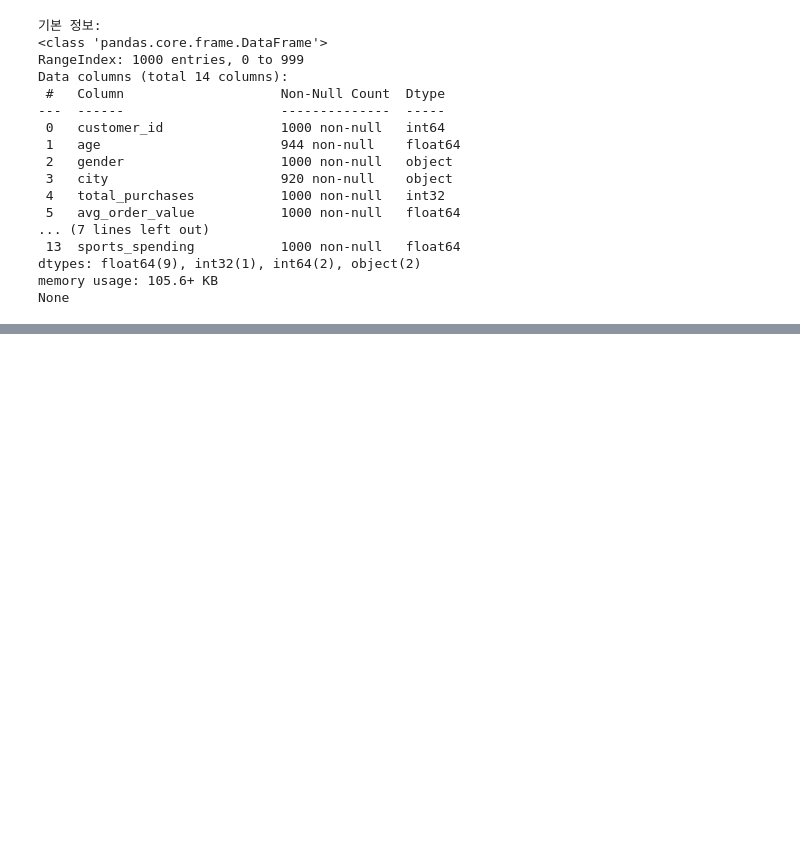
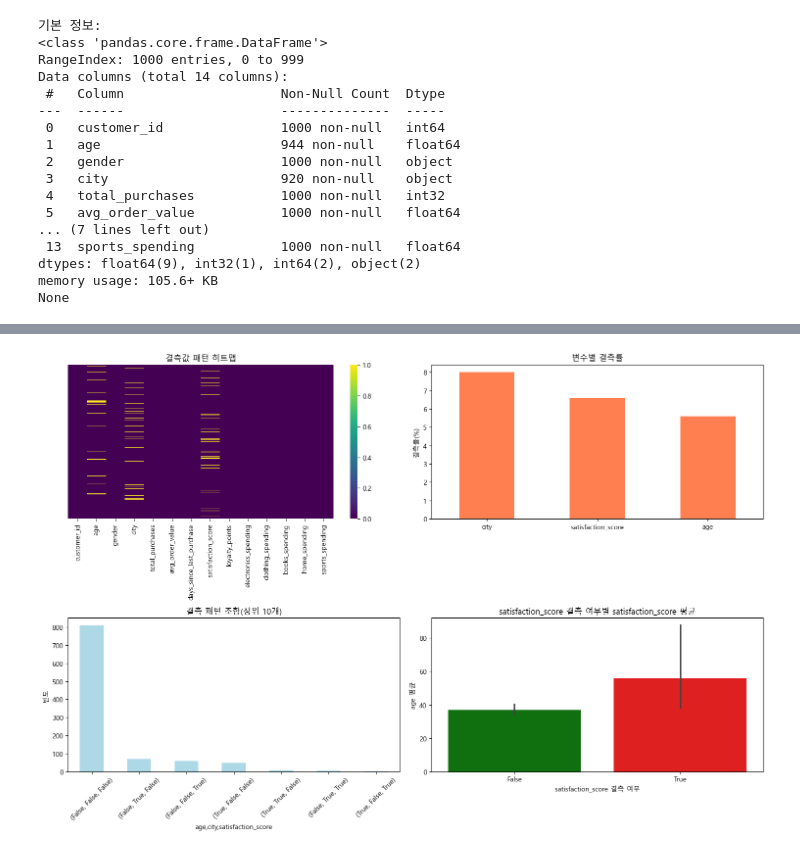
Before and after one commit to krystallinekim/TIL, a Jupyter notebook: 4.Python/데이터분석/04_eda.ipynb, the cells around one changed output, grey strips where cells are left out. Drawn from its saved outputs; the diff is of its cells as text; code cells hidden in the pictures; blank space fills up the shorter version.

```diff
--- a/4.Python/데이터분석/04_eda.ipynb
+++ b/4.Python/데이터분석/04_eda.ipynb
@@ -648,0 +727,90 @@ None
+# %%
+# 결측치 패턴 분석
+
+import pandas as pd
+import matplotlib.pyplot as plt
+import seaborn as sns
+import warnings
+from IPython.display import display
+
+warnings.filterwarnings('ignore')
+
+# 한글 폰트 설정 (선택사항)
+plt.rcParams['font.family'] = 'Malgun Gothic'
+plt.rcParams['axes.unicode_minus'] = False
+
+def analyze_missing_patterns(df: pd.DataFrame):
+    """결측값 패턴 종합 분석"""
+
+    print('=== 결측값 패턴 분석 ===')
+    missing_info = df.isna().sum()
+    missing_pct = (missing_info / len(df)) * 100
+    missing_summary = pd.DataFrame({
+        '결측수': missing_info,
+        '결측률(%)': missing_pct.round(2),
+    })
+    missing_summary = missing_summary[missing_summary['결측수'] > 0].sort_values('결측수', ascending=False)
+    print('변수별 결측 현황')
+    display(missing_summary)
+    fig, axes = plt.subplots(2, 2, figsize=(15,10))
+    a1, a2, a3, a4 = axes[0,0], axes[0,1], axes[1,0], axes[1,1]
+
+    # 1. 결측값 히트맵
+    sns.heatmap(df.isna(), yticklabels=False, cbar=True, cmap='viridis', ax=a1)
+    a1.set_title('결측값 패턴 히트맵')
+
+    # 2. 변수별 결측률 바 차트
+    if len(missing_summary) > 0:  # >0은 생략 가능(내용이 있다면)
+        missing_summary['결측률(%)'].plot(kind='bar', color='coral', ax=a2)
+        a2.set_title('변수별 결측률')
+        a2.set_ylabel('결측률(%)')
+        a2.tick_params(axis='x', rotation=0)
+
+    # 3. 결측값 조합 패턴 - 결측이 동시에 발생하는 변수 파악 후 유의미하게 많으면 연관을 생각할 수 있음 -> 4번에서 그룹별로 처리 가능
+    '''
+    df.isna().any()                           -> 컬럼에 결측값이 있으면 True, 없으면 False
+    df.columns[df.isna().any()]               -> 결측값이 있는 컬럼명을 추출
+    df[df.columns[df.isna().any()]]           -> 결측값이 있는 컬럼의 전체값을 추출함
+    df[df.columns[df.isna().any()]].isna()    -> 결측값이라면 True로 설정함
+    결측값이 있는 age, city, satisfaction_score 간에 어떤 조합이 가장 많은지 파악
+    '''
+    missing_pattern = df[df.columns[df.isna().any()]].isna()
+    if len(missing_pattern):
+        pattern_counts = missing_pattern.value_counts().head(10)
+        pattern_counts.plot(kind='bar', color='lightblue', ax=a3)
+        a3.set_title('결측 패턴 조합(상위 10개)')
+        a3.set_ylabel('빈도')
+        a3.tick_params(axis='x', rotation=45)
+
+    # 4. 결측값과 다른 변수의 관계 (MAR - 조건부 결측 검증) => 범용적으로 쓰기 매우 애매함: 원래 직접 컬럼(col1, col2)을 설정해서 두 변수간의 관계를 보는게 맞다
+    num_cols = df.select_dtypes(include='number').columns.tolist()
+    num_missing = missing_summary.loc[missing_summary.index.intersection(num_cols)]
+    if len(num_missing) >= 2:
+        # 결측률이 높은 변수 1개, 낮은 변수 1개
+        col1, col2 = num_missing.index[0], num_missing.index[-1]
+        target_missing = df[col1].isna()
+
+        df_temp = df.copy()
+        df_temp['target_missing'] = target_missing
+        display(df_temp)
+
+        # 결측 여부별 다른 변수와의 평균 비교
+        sns.barplot(
+            data=df_temp,
+            x='target_missing',
+            y=col2,
+            palette={'False': 'green', 'True': 'red'},
+            ax=a4,
+        )
+        a4.set_title(f'{col1} 결측 여부별 {col1} 평균')
+        a4.set_xlabel(f'{col1} 결측 여부')
+        a4.set_ylabel(f'{col2} 평균')
+        a4.tick_params(axis='x', rotation=0)
+    # 만약 두 집단 간의 평균 차이가 크면 관계가 있다는 것임
+    # 비슷하면 완전 랜덤이라는 뜻이니, 서로 관계가 적다는 것
+
+    plt.tight_layout()
+    plt.show()
+
+analyze_missing_patterns(ecommerce)
+# %% [output]
@@ -648,0 +836 @@ None
+[figure, added]
```
Also changed, not shown: parts of 7 cells of this notebook.
